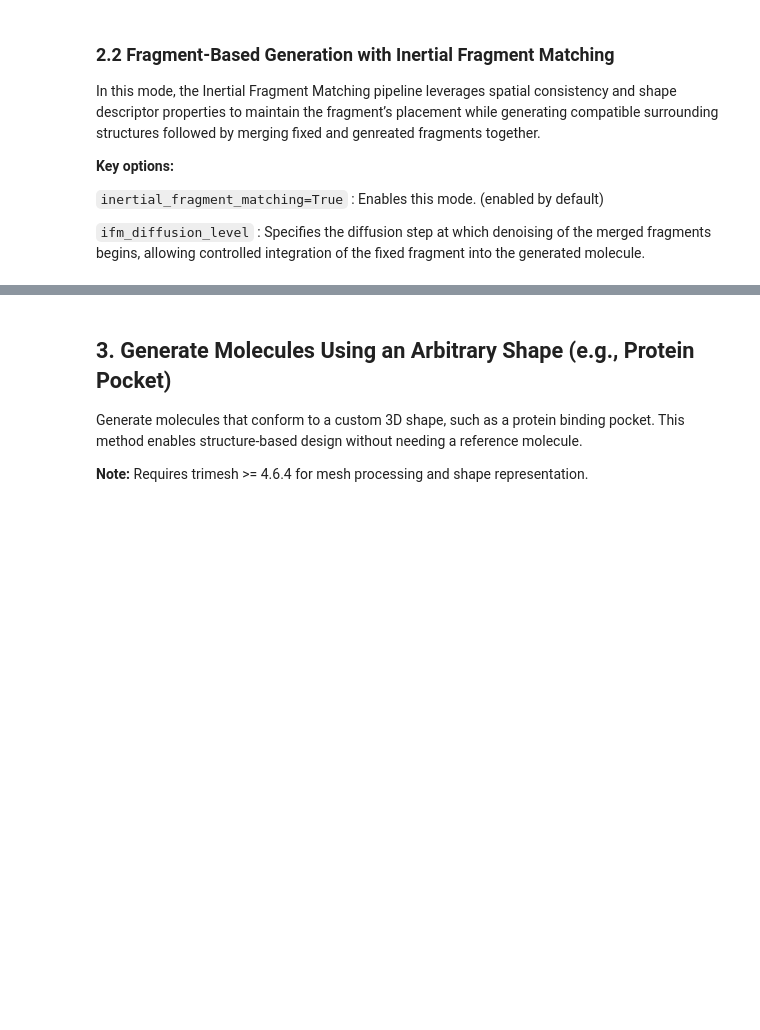
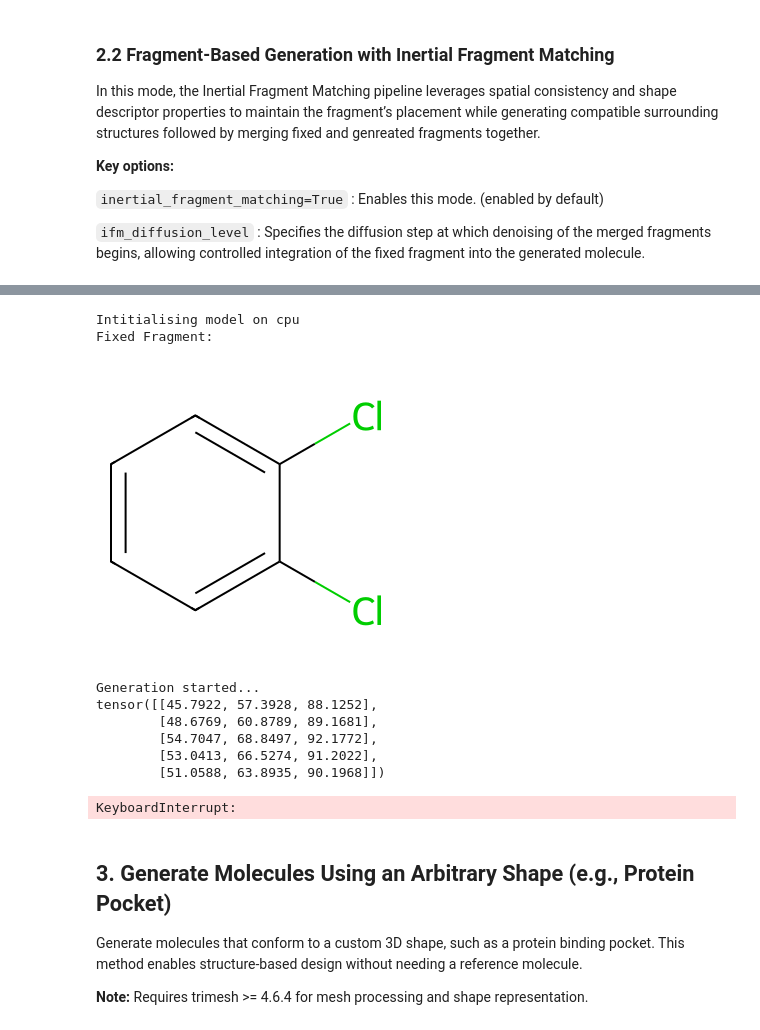
Before and after one commit to Membrizard/ml_conformer_generator, a Jupyter notebook: python_api_demo.ipynb, the cells around one changed output, grey strips where cells are left out. Cells and saved outputs as stored; diff of their text form; code cells hidden in the pictures; blank space fills up the shorter version.

```diff
--- a/python_api_demo.ipynb
+++ b/python_api_demo.ipynb
@@ -163,14 +163,14 @@ import torch
 from rdkit import Chem, RDLogger
 from rdkit.Chem import Draw
 
-from mlconfgen import MLConformerGenerator, evaluate_samples
+from src.mlconfgen import MLConformerGenerator, evaluate_samples
 
 RDLogger.DisableLog('rdApp.*')
 
 if torch.cuda.is_available():
     device = torch.device("cuda:0")
-elif torch.backends.mps.is_available():
-    device = torch.device("mps:0")
+# elif torch.backends.mps.is_available():
+#     device = torch.device("mps:0")
 else:
     device = torch.device("cpu")
 
@@ -200,7 +200,7 @@ start = time.time()
 
 samples = generator.generate_conformers(
                                         reference_conformer=ref_mol,
-                                        n_samples=10,
+                                        n_samples=5,
                                         variance=2,
                                         resample_steps=2,
                                         fixed_fragment=fixed_fragment,
@@ -225,3 +225,4 @@ for sample in std_samples:
     legends.append(f"Shape Similarity - {round(sample['shape_tanimoto'], 2)}")
 
 Draw.MolsToGridImage(mols, legends=legends)
+# %% [output]
@@ -228,3 +230,13 @@ Draw.MolsToGridImage(mols, legends=legends)
+Intitialising model on cpu
+Fixed Fragment:
+[figure, added]
+Generation started...
+tensor([[45.7922, 57.3928, 88.1252],
+        [48.6769, 60.8789, 89.1681],
+        [54.7047, 68.8497, 92.1772],
+        [53.0413, 66.5274, 91.2022],
+        [51.0588, 63.8935, 90.1968]])
+KeyboardInterrupt:
 # %% [markdown]
 ## 3. Generate Molecules Using an Arbitrary Shape (e.g., Protein Pocket)
 
```
Also changed, not shown: parts of 1 cell of this notebook, 5 other files.
